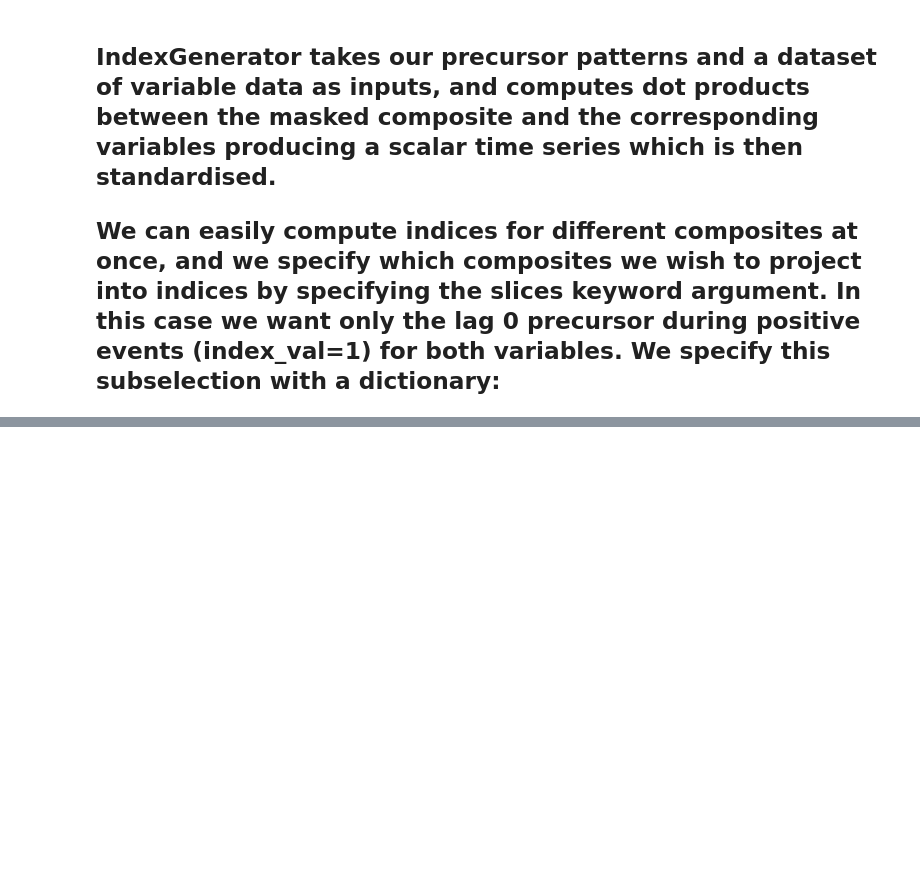
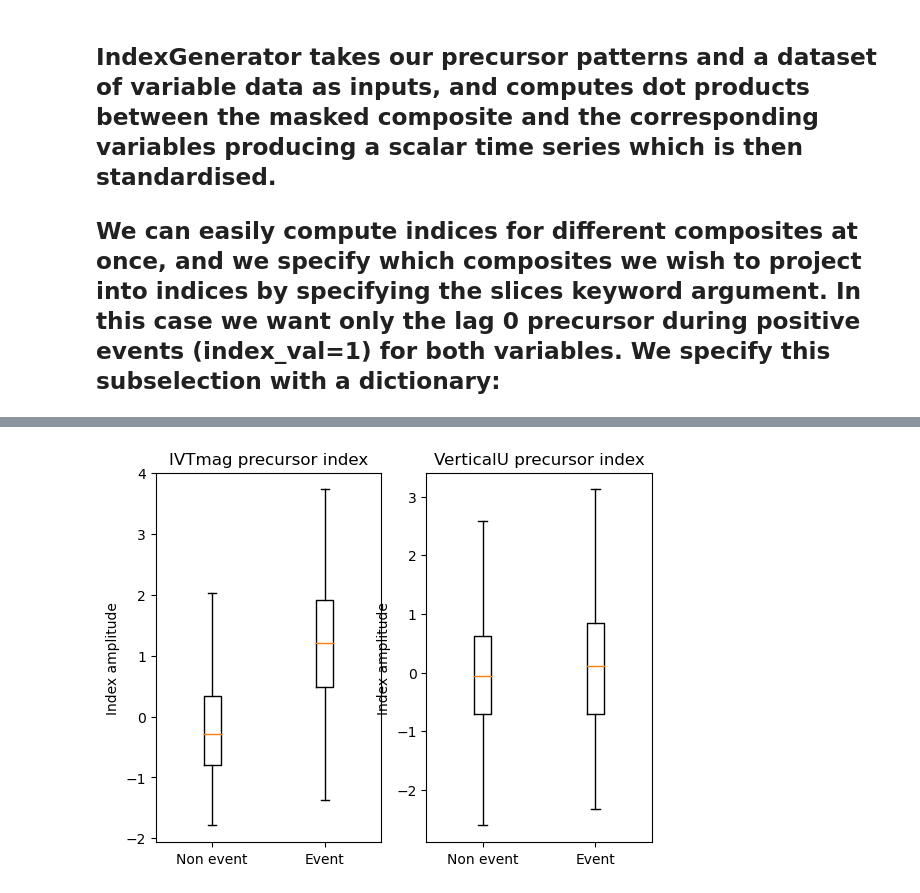
Before and after one commit to joshdorrington/domino, a Jupyter notebook: examples/precursor_index_computation.ipynb, the cells around one changed output, grey strips where cells are left out. Saved outputs shown, nothing was run; the diff lists cells and outputs as text; code cells hidden in the pictures; blank space fills up the shorter version.

```diff
--- a/examples/precursor_index_computation.ipynb
+++ b/examples/precursor_index_computation.ipynb
@@ -277,0 +257,16 @@ Type:      function
+# %%
+fig,ax=plt.subplots(1,2)
+
+ax[0].boxplot(indices.IVTmag_index_val1_lag0[event==0].values,positions=[0],showfliers=False)
+ax[0].boxplot(indices.IVTmag_index_val1_lag0[event==1].values,positions=[1],showfliers=False)
+ax[0].set_title('IVTmag precursor index')
+
+ax[1].boxplot(indices.VerticalU_index_val1_lag0[event==0].values,positions=[0],showfliers=False)
+ax[1].boxplot(indices.VerticalU_index_val1_lag0[event==1].values,positions=[1],showfliers=False)
+ax[1].set_title('VerticalU precursor index')
+
+for a in ax:
+    a.set_ylabel('Index amplitude')
+    a.set_xticklabels(['Non event', 'Event'])
+# %% [output]
+[figure, added]
```
Also changed, not shown: parts of 21 cells of this notebook, 29 other files.
